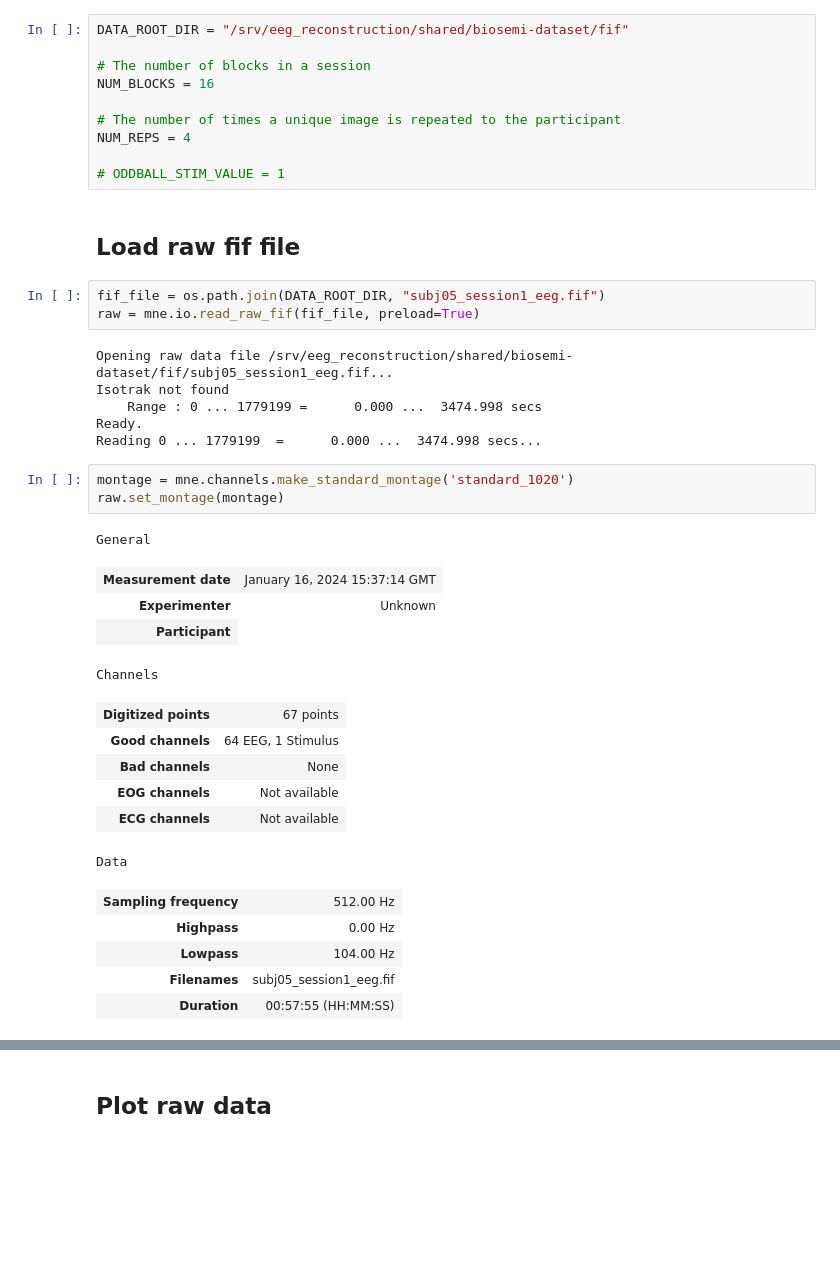
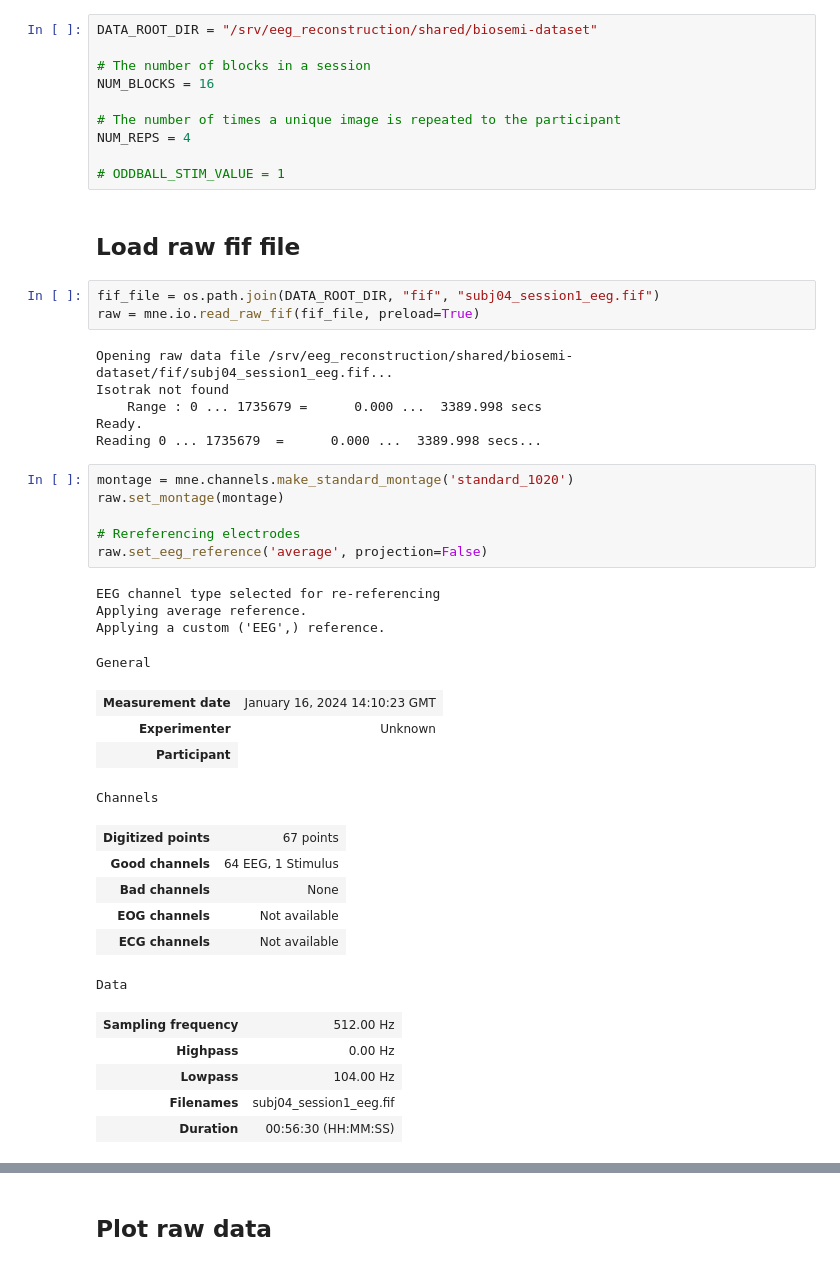
Before and after one commit to Alljoined/alljoined-dataset1, a Jupyter notebook: 1_preprocessing/eeg2/plot_raw.ipynb, the cells around one changed output, grey strips where cells are left out. Saved outputs shown, nothing was run; the diff lists cells and outputs as text; blank space fills up the shorter version.

```diff
--- a/1_preprocessing/eeg2/plot_raw.ipynb
+++ b/1_preprocessing/eeg2/plot_raw.ipynb
@@ -7,7 +7,7 @@ mne.viz.set_browser_backend("matplotlib")
 # %% [output]
 Using matplotlib as 2D backend.
 # %%
-DATA_ROOT_DIR = "/srv/eeg_reconstruction/shared/biosemi-dataset/fif"
+DATA_ROOT_DIR = "/srv/eeg_reconstruction/shared/biosemi-dataset"
 
 # The number of blocks in a session
 NUM_BLOCKS = 16
@@ -19,34 +19,40 @@ NUM_REPS = 4
 # %% [markdown]
 ## Load raw fif file
 # %%
-fif_file = os.path.join(DATA_ROOT_DIR, "subj05_session1_eeg.fif")
+fif_file = os.path.join(DATA_ROOT_DIR, "fif", "subj04_session1_eeg.fif")
 raw = mne.io.read_raw_fif(fif_file, preload=True)
 # %% [output]
-Opening raw data file /srv/eeg_reconstruction/shared/biosemi-dataset/fif/subj05_session1_eeg.fif...
+Opening raw data file /srv/eeg_reconstruction/shared/biosemi-dataset/fif/subj04_session1_eeg.fif...
 Isotrak not found
-    Range : 0 ... 1779199 =      0.000 ...  3474.998 secs
+    Range : 0 ... 1735679 =      0.000 ...  3389.998 secs
 Ready.
-Reading 0 ... 1779199  =      0.000 ...  3474.998 secs...
+Reading 0 ... 1735679  =      0.000 ...  3389.998 secs...
 # %%
 montage = mne.channels.make_standard_montage('standard_1020')
 raw.set_montage(montage)
+
+# Rereferencing electrodes
+raw.set_eeg_reference('average', projection=False)
 # %% [output]
-General
+EEG channel type selected for re-referencing
+Applying average reference.
+Applying a custom ('EEG',) reference.
+General
-| Measurement date | January 16, 2024 15:37:14 GMT |
+| Measurement date | January 16, 2024 14:10:23 GMT |
 | Experimenter | Unknown |
 | Participant |
-Channels
+Channels
 | Digitized points | 67 points |
 | Good channels | 64 EEG, 1 Stimulus |
 | Bad channels | None |
 | EOG channels | Not available |
 | ECG channels | Not available |
-Data
+Data
 | Sampling frequency | 512.00 Hz |
 | Highpass | 0.00 Hz |
 | Lowpass | 104.00 Hz |
-| Filenames | subj05_session1_eeg.fif |
-| Duration | 00:57:55 (HH:MM:SS) |
+| Filenames | subj04_session1_eeg.fif |
+| Duration | 00:56:30 (HH:MM:SS) |
 # %%
 # Epoch into events and drop channels
 events = mne.find_events(raw)
```
Also changed, not shown: parts of 13 cells of this notebook, 3 other files.
